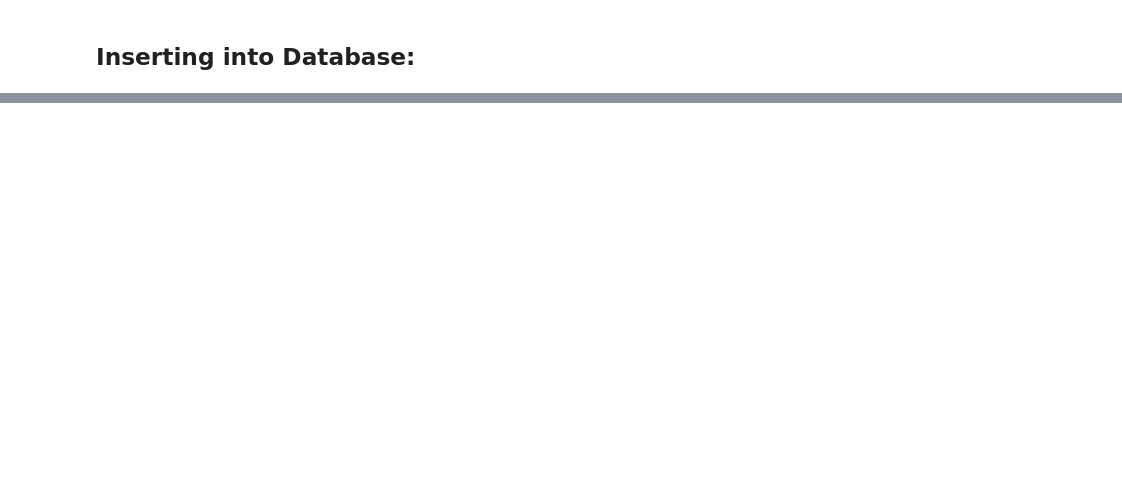
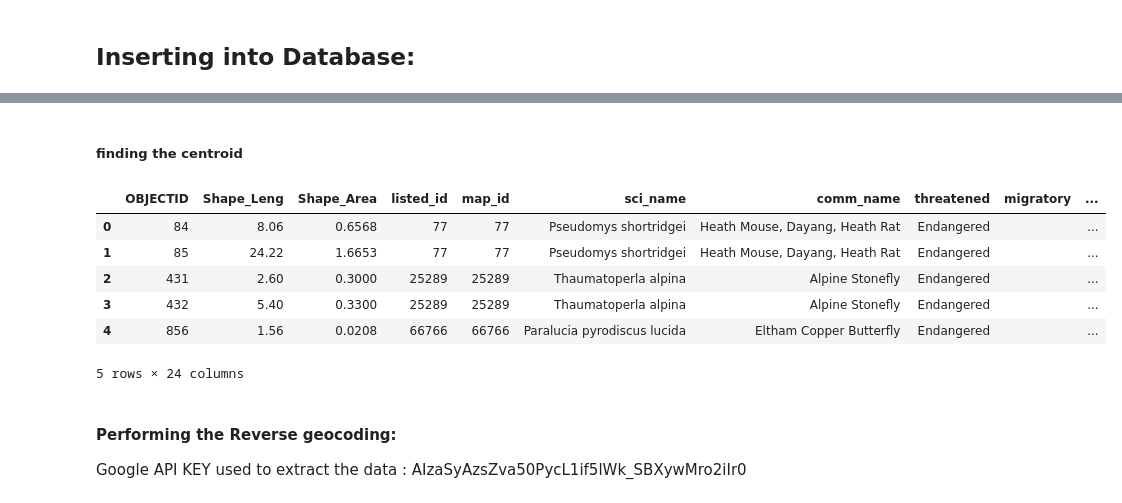
Before and after one commit to ForesFriends/Data-Wrangling-and-Cleaning, a Jupyter notebook: E24 project .ipynb, the cells around one changed output, grey strips where cells are left out. Cells and saved outputs as stored; diff of their text form; code cells hidden in the pictures; blank space fills up the shorter version.

```diff
--- a/E24 project .ipynb
+++ b/E24 project .ipynb
@@ -884,0 +677,17 @@ states.to_csv("animal_states.csv")
+# %% [markdown]
+##### finding the centroid
+# %%
+points = df.copy()
+points['geometry'] = points['geometry'].centroid
+# %% [output]
+|  | OBJECTID | Shape_Leng | Shape_Area | listed_id | map_id | sci_name | comm_name | threatened | migratory | ... |
+| 0 | 84 | 8.06 | 0.6568 | 77 | 77 | Pseudomys shortridgei | Heath Mouse, Dayang, Heath Rat | Endangered |  | ... |
+| 1 | 85 | 24.22 | 1.6653 | 77 | 77 | Pseudomys shortridgei | Heath Mouse, Dayang, Heath Rat | Endangered |  | ... |
+| 2 | 431 | 2.60 | 0.3000 | 25289 | 25289 | Thaumatoperla alpina | Alpine Stonefly | Endangered |  | ... |
+| 3 | 432 | 5.40 | 0.3300 | 25289 | 25289 | Thaumatoperla alpina | Alpine Stonefly | Endangered |  | ... |
+| 4 | 856 | 1.56 | 0.0208 | 66766 | 66766 | Paralucia pyrodiscus lucida | Eltham Copper Butterfly | Endangered |  | ... |
+5 rows × 24 columns
+# %% [markdown]
+#### Performing the Reverse geocoding:
+
+Google API KEY used to extract the data : AIzaSyAzsZva50PycL1if5lWk_SBXywMro2iIr0
```
Also changed, not shown: parts of 97 cells of this notebook.
